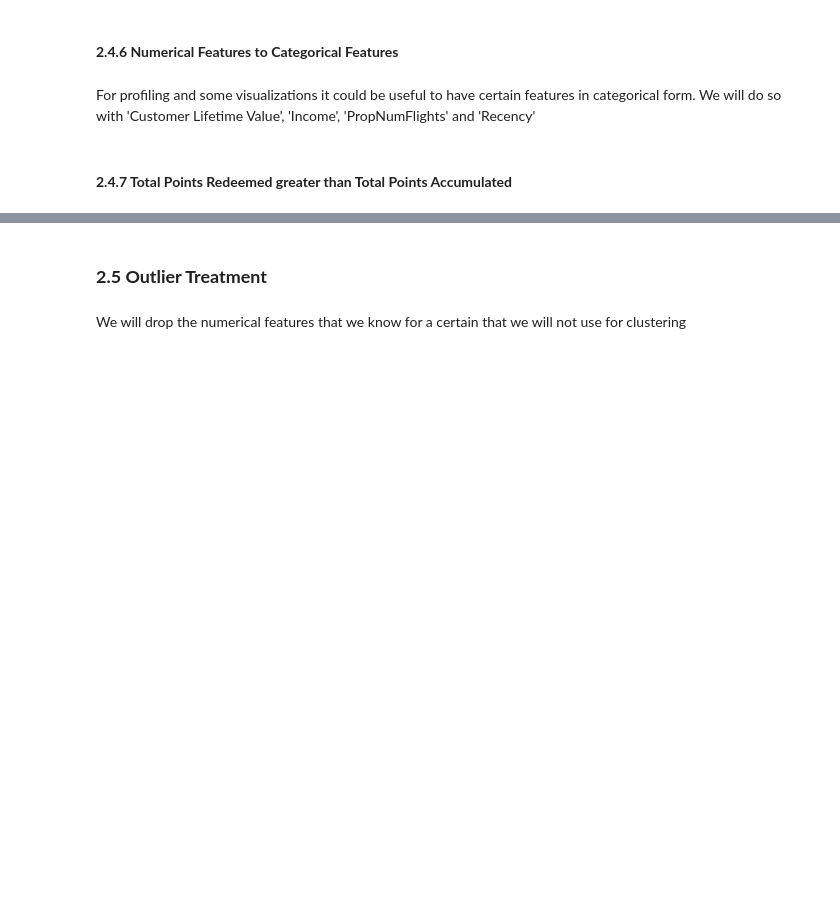
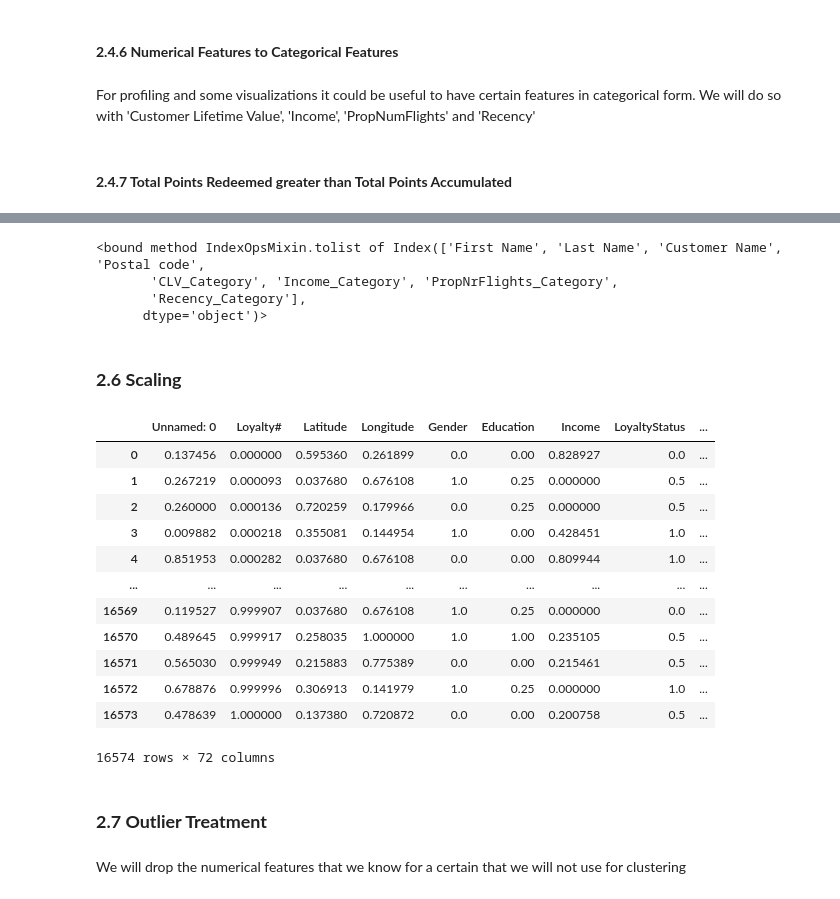
Before and after one commit to barbara-sousa-franco/Data-Mining-Project, a Jupyter notebook: Deliverable 2.ipynb, the cells around one changed output, grey strips where cells are left out. Drawn from its saved outputs; the diff is of its cells as text; code cells hidden in the pictures; blank space fills up the shorter version.

Commit message:
add scaling, encoding and create new dataset w/o inactive clients

```diff
--- a/Deliverable 2.ipynb
+++ b/Deliverable 2.ipynb
@@ -504,0 +546,9 @@ customers_merged['Recency_Category'] = pd.cut(
+# %%
+# check the catergorical features in the customers_merged dataframe
+categorical_features = customers_merged.select_dtypes(include=['object', 'category']).columns.tolist
+categorical_features
+# %% [output]
+<bound method IndexOpsMixin.tolist of Index(['First Name', 'Last Name', 'Customer Name', 'Postal code',
+       'CLV_Category', 'Income_Category', 'PropNrFlights_Category',
+       'Recency_Category'],
+      dtype='object')>
@@ -505,5 +580,62 @@ customers_merged['Recency_Category'] = pd.cut(
+# %% [markdown]
+### **2.6 Scaling**
+# %%
+# Function to scale features using different scaling methods to see which one works best with the clustering algorithms
+def scaling_features(data, method):
+    """ Scales the numeric features according to the specified method.
+    Args:
+        data: data to be scaled
+        method (str): The scaling method to use. Options are 'minmax', 'minmax2', 'standard', and 'robust'.
+    Returns:
+        scaled_data (DataFrame): The scaled data.
+    """
+
+    data_to_scale = data.copy()
+
+    metric_features = data_to_scale.select_dtypes(include=[np.number]).columns.tolist()
+    data_to_scale = data_to_scale[metric_features]
+
+    if method == 'minmax':
+        # Create a MinMaxScaler instance
+        scaler = MinMaxScaler()
+
+    elif method == 'minmax2':
+        # Create a MinMaxScaler instance that will range between -1 and 1
+        scaler = MinMaxScaler(feature_range=(-1, 1))
+
+    elif method == 'standard':
+        # Create a StandardScaler instance
+        scaler = StandardScaler()
+
+    elif method == 'robust':
+        # Create a RobustScaler instance
+        scaler = RobustScaler()
+
+    scaled = scaler.fit_transform(data_to_scale)
+
+    scaled_data = pd.DataFrame(scaled, columns=metric_features, index=data_to_scale.index)
+
+    return scaled_data
+# %%
+#try the different scaling methods on all datasets to see which one works best with the clustering algorithms
+
+scaling_features(customers_merged, 'minmax')
+# %% [output]
+|  | Unnamed: 0 | Loyalty# | Latitude | Longitude | Gender | Education | Income | LoyaltyStatus | ... |
+| 0 | 0.137456 | 0.000000 | 0.595360 | 0.261899 | 0.0 | 0.00 | 0.828927 | 0.0 | ... |
+| 1 | 0.267219 | 0.000093 | 0.037680 | 0.676108 | 1.0 | 0.25 | 0.000000 | 0.5 | ... |
+| 2 | 0.260000 | 0.000136 | 0.720259 | 0.179966 | 0.0 | 0.25 | 0.000000 | 0.5 | ... |
+| 3 | 0.009882 | 0.000218 | 0.355081 | 0.144954 | 1.0 | 0.00 | 0.428451 | 1.0 | ... |
+| 4 | 0.851953 | 0.000282 | 0.037680 | 0.676108 | 0.0 | 0.00 | 0.809944 | 1.0 | ... |
+| ... | ... | ... | ... | ... | ... | ... | ... | ... | ... |
+| 16569 | 0.119527 | 0.999907 | 0.037680 | 0.676108 | 1.0 | 0.25 | 0.000000 | 0.0 | ... |
+| 16570 | 0.489645 | 0.999917 | 0.258035 | 1.000000 | 1.0 | 1.00 | 0.235105 | 0.5 | ... |
+| 16571 | 0.565030 | 0.999949 | 0.215883 | 0.775389 | 0.0 | 0.00 | 0.215461 | 0.5 | ... |
+| 16572 | 0.678876 | 0.999996 | 0.306913 | 0.141979 | 1.0 | 0.25 | 0.000000 | 1.0 | ... |
+| 16573 | 0.478639 | 1.000000 | 0.137380 | 0.720872 | 0.0 | 0.00 | 0.200758 | 0.5 | ... |
+16574 rows × 72 columns
 # %% [markdown]
-### **2.5 Outlier Treatment**
+### **2.7 Outlier Treatment**
 # %%
 customers_merged = customers_merged.set_index('Loyalty#')
 # %%
```
Also changed, not shown: parts of 16 cells of this notebook.
